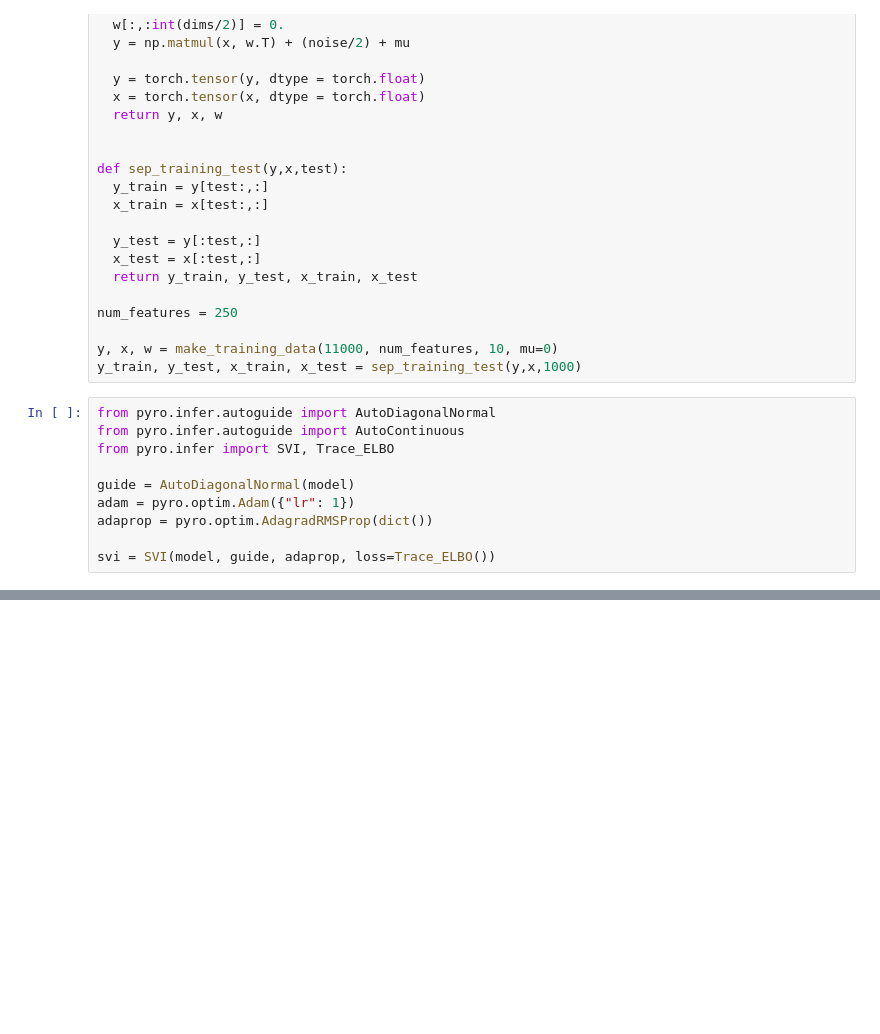
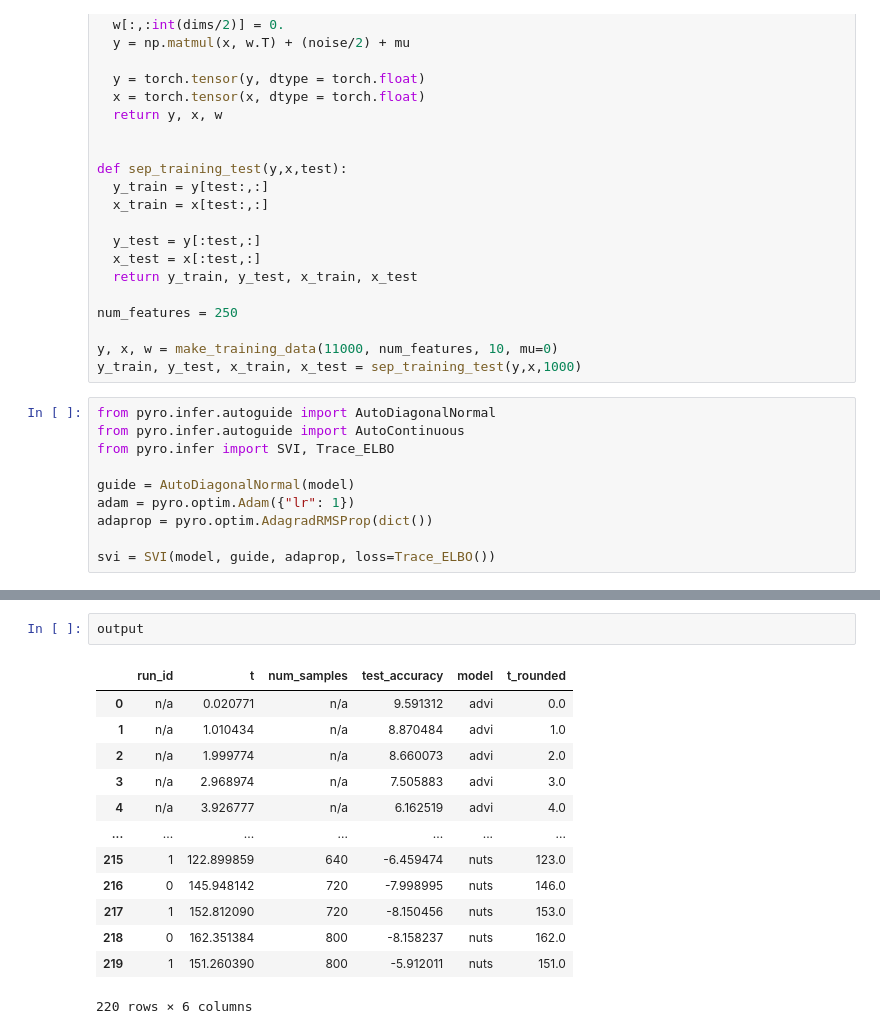
Before and after one commit to lorenzkuhn/advi, a Jupyter notebook: ARD.ipynb, the cells around one changed output, grey strips where cells are left out. Drawn from its saved outputs; the diff is of its cells as text; blank space fills up the shorter version.

```diff
--- a/ARD.ipynb
+++ b/ARD.ipynb
@@ -345,0 +256,16 @@ tensor(0.9391)
+# %%
+output
+# %% [output]
+|  | run_id | t | num_samples | test_accuracy | model | t_rounded |
+| 0 | n/a | 0.020771 | n/a | 9.591312 | advi | 0.0 |
+| 1 | n/a | 1.010434 | n/a | 8.870484 | advi | 1.0 |
+| 2 | n/a | 1.999774 | n/a | 8.660073 | advi | 2.0 |
+| 3 | n/a | 2.968974 | n/a | 7.505883 | advi | 3.0 |
+| 4 | n/a | 3.926777 | n/a | 6.162519 | advi | 4.0 |
+| ... | ... | ... | ... | ... | ... | ... |
+| 215 | 1 | 122.899859 | 640 | -6.459474 | nuts | 123.0 |
+| 216 | 0 | 145.948142 | 720 | -7.998995 | nuts | 146.0 |
+| 217 | 1 | 152.812090 | 720 | -8.150456 | nuts | 153.0 |
+| 218 | 0 | 162.351384 | 800 | -8.158237 | nuts | 162.0 |
+| 219 | 1 | 151.260390 | 800 | -5.912011 | nuts | 151.0 |
+220 rows × 6 columns
```
Also changed, not shown: parts of 16 cells of this notebook.
